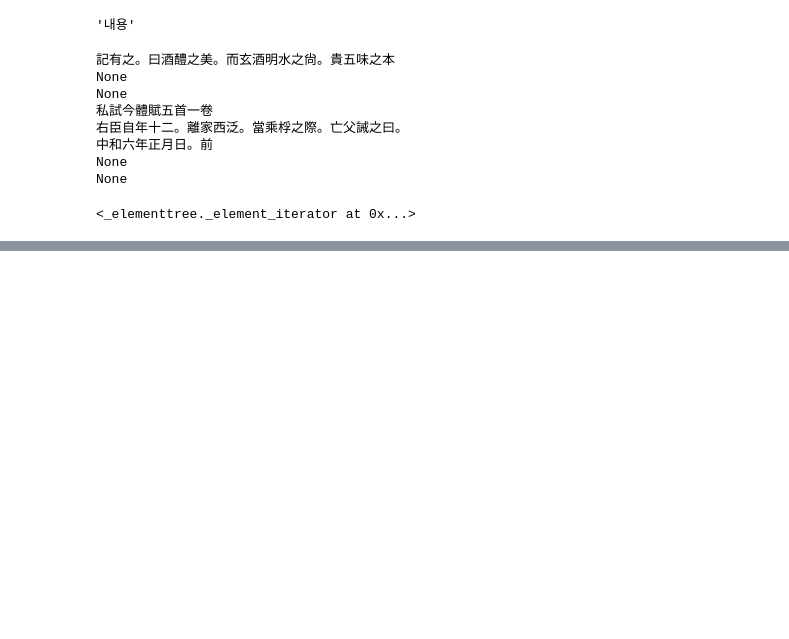
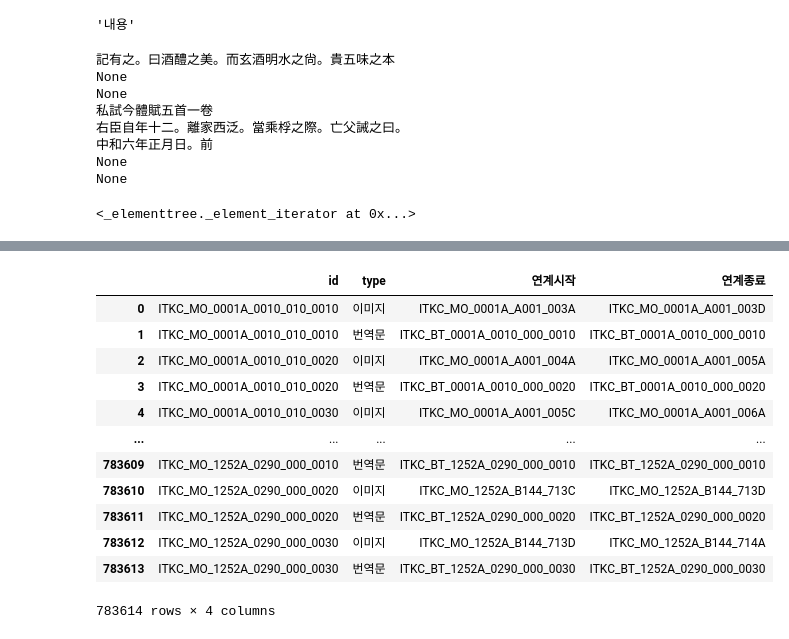
Before and after one commit to ByungjunKim/DigitalKoreanStudies, a Jupyter notebook: 05한국고전종합DB_XML.ipynb, the cells around one changed output, grey strips where cells are left out. Drawn from its saved outputs; the diff is of its cells as text; code cells hidden in the pictures; blank space fills up the shorter version.

```diff
--- a/05한국고전종합DB_XML.ipynb
+++ b/05한국고전종합DB_XML.ipynb
@@ -106,0 +230,17 @@ print(''.join(tree.findall('.//레벨4//내용')[0].find('단락').itertext()))
+# %%
+df_asso = pd.DataFrame(row_asso_list)
+df_asso
+# %% [output]
+|  | id | type | 연계시작 | 연계종료 |
+| 0 | ITKC_MO_0001A_0010_010_0010 | 이미지 | ITKC_MO_0001A_A001_003A | ITKC_MO_0001A_A001_003D |
+| 1 | ITKC_MO_0001A_0010_010_0010 | 번역문 | ITKC_BT_0001A_0010_000_0010 | ITKC_BT_0001A_0010_000_0010 |
+| 2 | ITKC_MO_0001A_0010_010_0020 | 이미지 | ITKC_MO_0001A_A001_004A | ITKC_MO_0001A_A001_005A |
+| 3 | ITKC_MO_0001A_0010_010_0020 | 번역문 | ITKC_BT_0001A_0010_000_0020 | ITKC_BT_0001A_0010_000_0020 |
+| 4 | ITKC_MO_0001A_0010_010_0030 | 이미지 | ITKC_MO_0001A_A001_005C | ITKC_MO_0001A_A001_006A |
+| ... | ... | ... | ... | ... |
+| 783609 | ITKC_MO_1252A_0290_000_0010 | 번역문 | ITKC_BT_1252A_0290_000_0010 | ITKC_BT_1252A_0290_000_0010 |
+| 783610 | ITKC_MO_1252A_0290_000_0020 | 이미지 | ITKC_MO_1252A_B144_713C | ITKC_MO_1252A_B144_713D |
+| 783611 | ITKC_MO_1252A_0290_000_0020 | 번역문 | ITKC_BT_1252A_0290_000_0020 | ITKC_BT_1252A_0290_000_0020 |
+| 783612 | ITKC_MO_1252A_0290_000_0030 | 이미지 | ITKC_MO_1252A_B144_713D | ITKC_MO_1252A_B144_714A |
+| 783613 | ITKC_MO_1252A_0290_000_0030 | 번역문 | ITKC_BT_1252A_0290_000_0030 | ITKC_BT_1252A_0290_000_0030 |
+783614 rows × 4 columns
```
Also changed, not shown: parts of 34 cells of this notebook, 1 other file.
